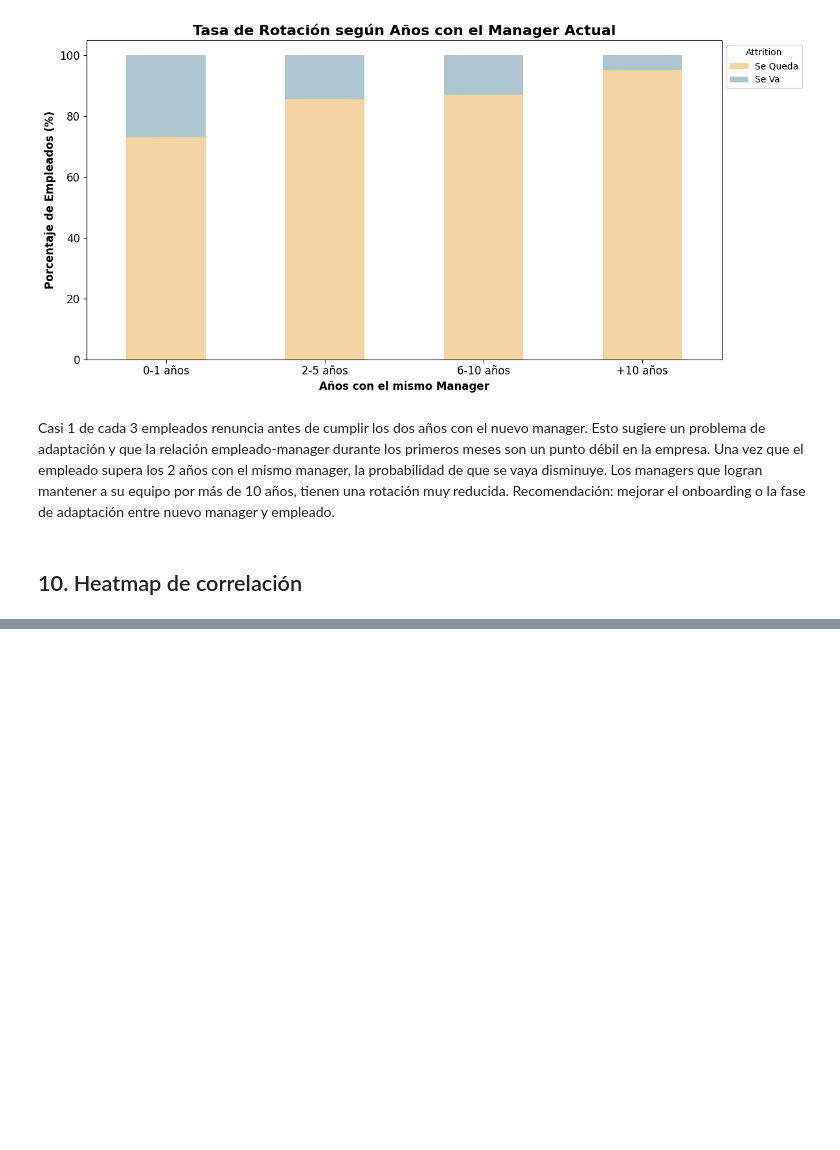
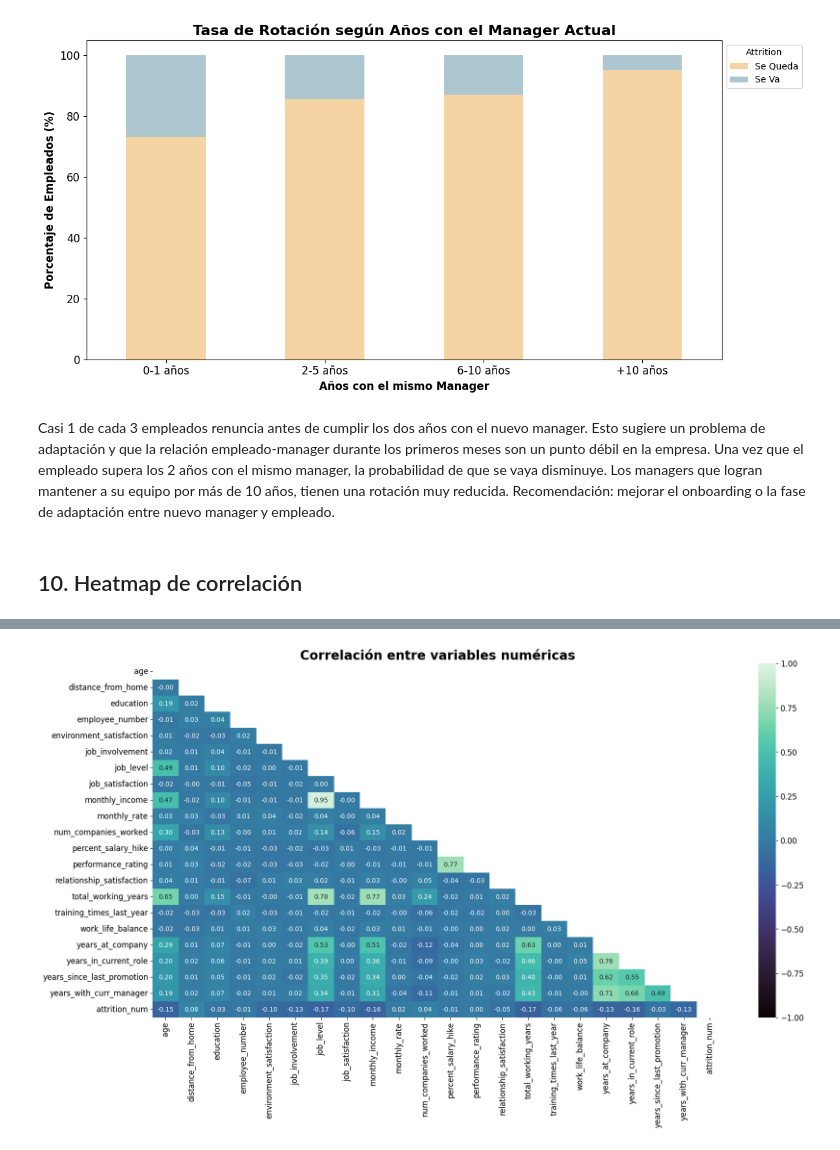
Before and after one commit to eva5ferrer/project-da-promo-63-modulo-3-team-1, a Jupyter notebook: fase-3-visualizacion.ipynb, the cells around one changed output, grey strips where cells are left out. Drawn from its saved outputs; the diff is of its cells as text; code cells hidden in the pictures; blank space fills up the shorter version.

```diff
--- a/fase-3-visualizacion.ipynb
+++ b/fase-3-visualizacion.ipynb
@@ -252,9 +257,10 @@ porcentaje_grupo
 # %%
 def agrupar_años(years_with_curr_manager):
     if years_with_curr_manager <= 1: return '0-1 años'
-    if years_with_curr_manager <= 5: return '2-5 años'
-    if years_with_curr_manager <= 10: return '6-10 años'
-    return '+10 años'
+    elif years_with_curr_manager <= 5: return '2-5 años'
+    elif years_with_curr_manager <= 10: return '6-10 años'
+    else:
+        return '+10 años'
 # %%
 # Agrupamos por el rango de años con el mismo manager
 df_hr_limpios['rango_manager'] = df_hr_limpios['years_with_curr_manager'].apply(agrupar_años)
@@ -287,0 +301,4 @@ Recomendación: mejorar el onboarding o la fase de adaptación entre nuevo manag
+# %%
+# Para las correlaciones, creamos una columna nueva "attrition_num" con los valores 0 y 1 (int), para poder usarlos para el análisis de correlación:
+df_hr_limpios['attrition_num'] = df_hr_limpios['attrition'].astype(int)
+print(df_hr_limpios['attrition_num'].value_counts())
@@ -316,0 +331,8 @@ Mediante este Mapa de Calor, hemos identificado las palancas que realmente mueve
+# %%
+plt.figure(figsize=(20,10))
+mask = np.triu(np.ones_like(matrix, dtype=bool))
+
+sns.heatmap(matrix, annot=True, fmt='.2f', cmap="mako", vmin=-1, vmax=1,mask=mask)
+plt.title("Correlación entre variables numéricas",fontsize=20, fontweight='bold');
+# %% [output]
+[figure, added]
```
Also changed, not shown: parts of 21 cells of this notebook.
